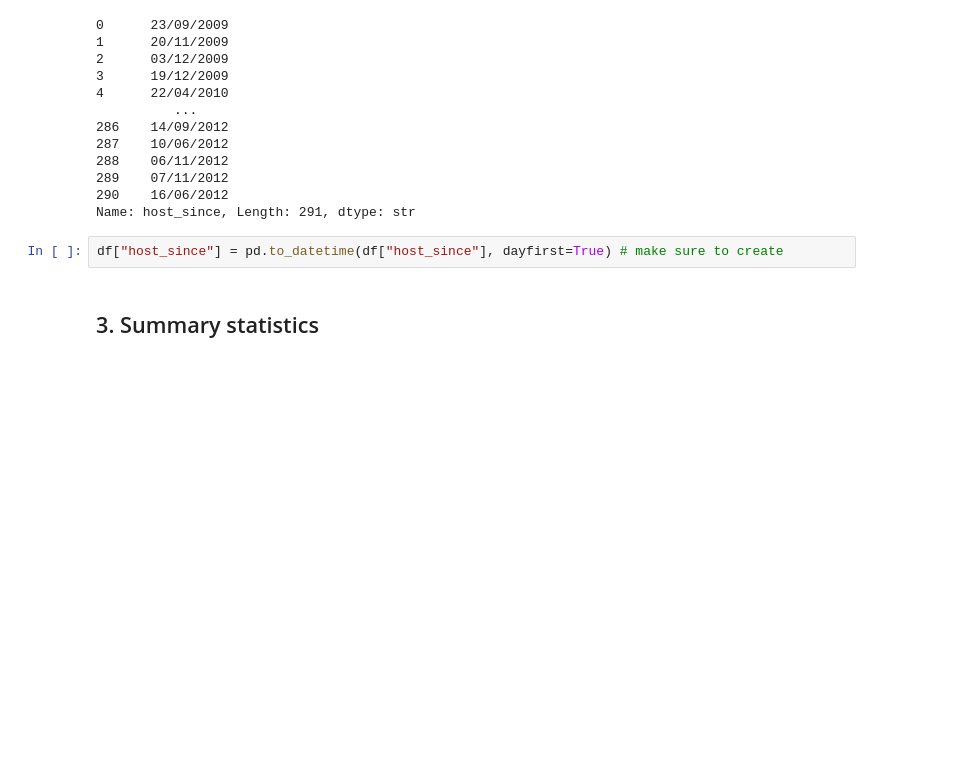
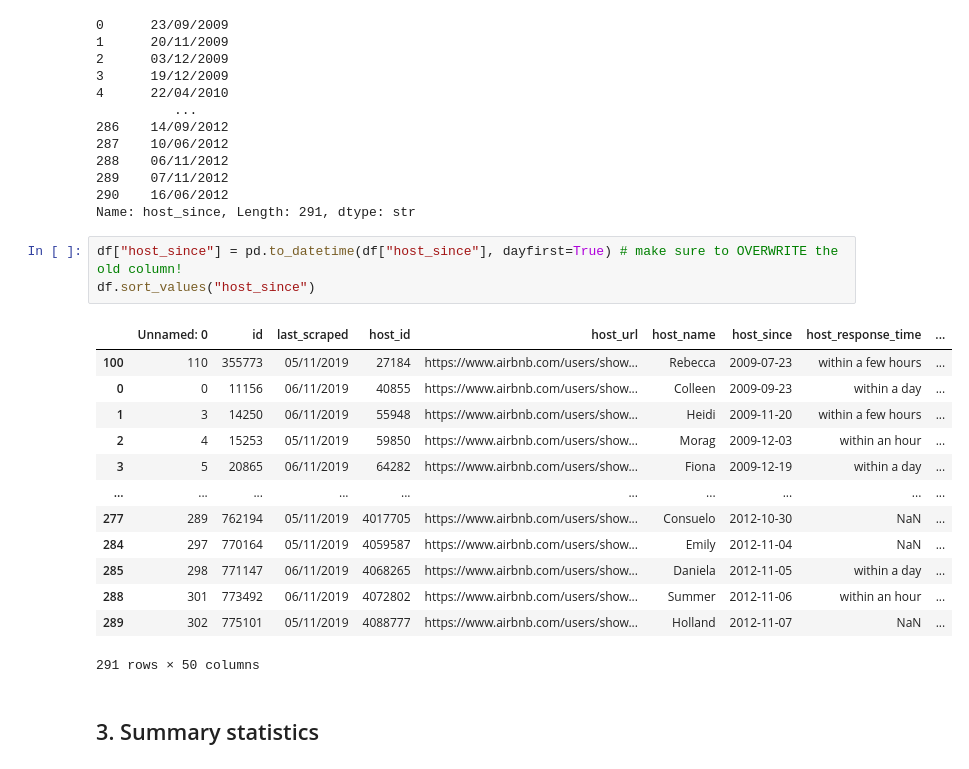
Before and after one commit to alessiotucci/Jupyter-and-Data-analysis, a Jupyter notebook: Cheat-sheet-Quiz2.ipynb, the cells around one changed output. Drawn from its saved outputs; the diff is of its cells as text; blank space fills up the shorter version.

```diff
--- a/Cheat-sheet-Quiz2.ipynb
+++ b/Cheat-sheet-Quiz2.ipynb
@@ -191,7 +191,22 @@ df["host_since"]
 290    16/06/2012
 Name: host_since, Length: 291, dtype: str
 # %%
-df["host_since"] = pd.to_datetime(df["host_since"], dayfirst=True) # make sure to create
+df["host_since"] = pd.to_datetime(df["host_since"], dayfirst=True) # make sure to OVERWRITE the old column!
+df.sort_values("host_since")
+# %% [output]
+|  | Unnamed: 0 | id | last_scraped | host_id | host_url | host_name | host_since | host_response_time | ... |
+| 100 | 110 | 355773 | 05/11/2019 | 27184 | https://www.airbnb.com/users/show... | Rebecca | 2009-07-23 | within a few hours | ... |
+| 0 | 0 | 11156 | 06/11/2019 | 40855 | https://www.airbnb.com/users/show... | Colleen | 2009-09-23 | within a day | ... |
+| 1 | 3 | 14250 | 06/11/2019 | 55948 | https://www.airbnb.com/users/show... | Heidi | 2009-11-20 | within a few hours | ... |
+| 2 | 4 | 15253 | 05/11/2019 | 59850 | https://www.airbnb.com/users/show... | Morag | 2009-12-03 | within an hour | ... |
+| 3 | 5 | 20865 | 06/11/2019 | 64282 | https://www.airbnb.com/users/show... | Fiona | 2009-12-19 | within a day | ... |
+| ... | ... | ... | ... | ... | ... | ... | ... | ... | ... |
+| 277 | 289 | 762194 | 05/11/2019 | 4017705 | https://www.airbnb.com/users/show... | Consuelo | 2012-10-30 | NaN | ... |
+| 284 | 297 | 770164 | 05/11/2019 | 4059587 | https://www.airbnb.com/users/show... | Emily | 2012-11-04 | NaN | ... |
+| 285 | 298 | 771147 | 06/11/2019 | 4068265 | https://www.airbnb.com/users/show... | Daniela | 2012-11-05 | within a day | ... |
+| 288 | 301 | 773492 | 06/11/2019 | 4072802 | https://www.airbnb.com/users/show... | Summer | 2012-11-06 | within an hour | ... |
+| 289 | 302 | 775101 | 05/11/2019 | 4088777 | https://www.airbnb.com/users/show... | Holland | 2012-11-07 | NaN | ... |
+291 rows × 50 columns
 # %% [markdown]
 ## 3. Summary statistics
 # %% [markdown]
```
Also changed, not shown: parts of 3 cells of this notebook.
